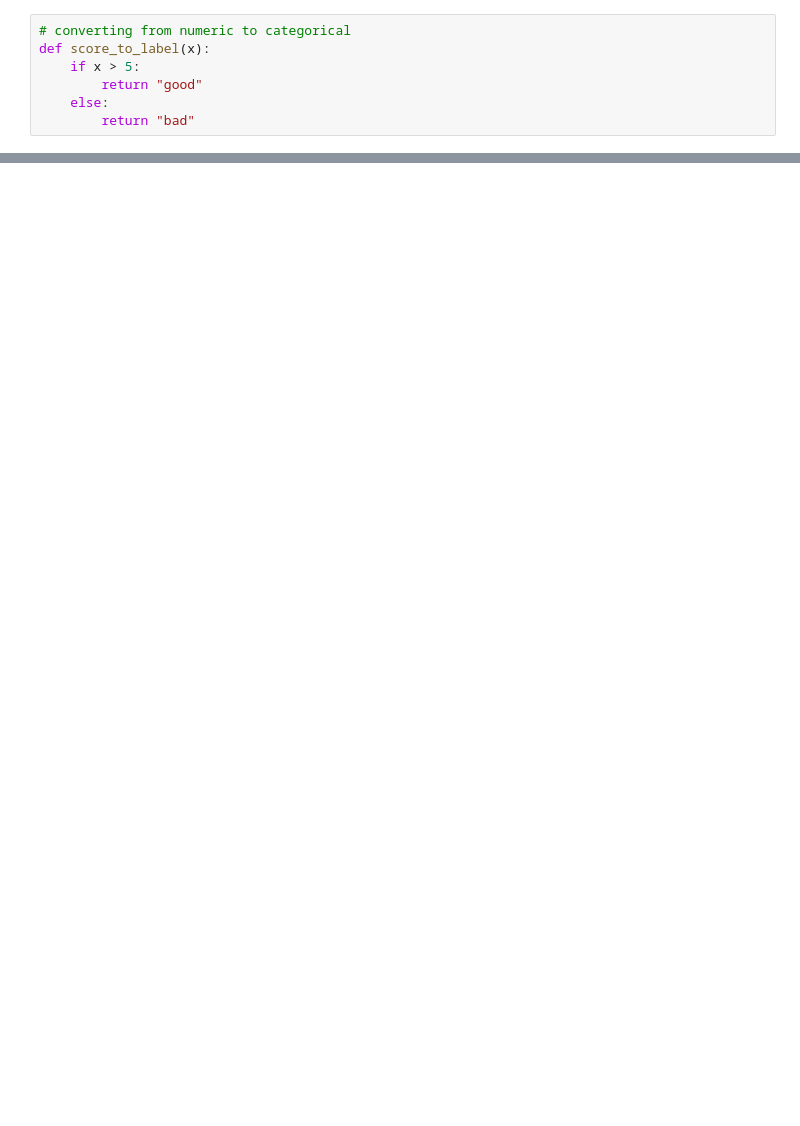
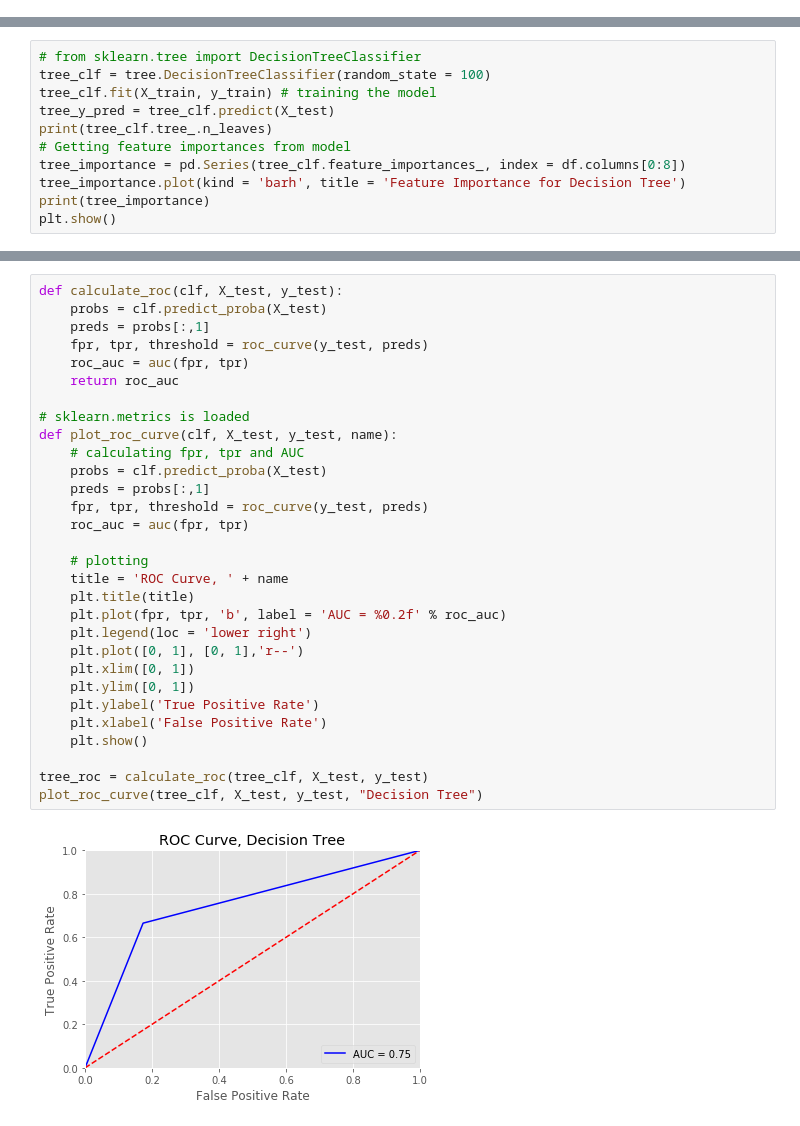
Before and after one commit to jstevenr/wine-classification-python, a Jupyter notebook: wine-quality.ipynb, the cells around one changed output, grey strips where cells are left out. Saved outputs shown, nothing was run; the diff lists cells and outputs as text; blank space fills up the shorter version.

```diff
--- a/wine-quality.ipynb
+++ b/wine-quality.ipynb
@@ -61,7 +0,0 @@ X_std = preprocessing.scale(X)
-# %%
-# converting from numeric to categorical
-def score_to_label(x):
-    if x > 5:
-        return "good"
-    else:
-        return "bad"
@@ -231,0 +147,11 @@ plt.show()
+# %%
+# from sklearn.tree import DecisionTreeClassifier
+tree_clf = tree.DecisionTreeClassifier(random_state = 100)
+tree_clf.fit(X_train, y_train) # training the model
+tree_y_pred = tree_clf.predict(X_test)
+print(tree_clf.tree_.n_leaves)
+# Getting feature importances from model
+tree_importance = pd.Series(tree_clf.feature_importances_, index = df.columns[0:8])
+tree_importance.plot(kind = 'barh', title = 'Feature Importance for Decision Tree')
+print(tree_importance)
+plt.show()
@@ -231,0 +185,32 @@ plt.show()
+# %%
+def calculate_roc(clf, X_test, y_test):
+    probs = clf.predict_proba(X_test)
+    preds = probs[:,1]
+    fpr, tpr, threshold = roc_curve(y_test, preds)
+    roc_auc = auc(fpr, tpr)
+    return roc_auc
+
+# sklearn.metrics is loaded
+def plot_roc_curve(clf, X_test, y_test, name):
+    # calculating fpr, tpr and AUC
+    probs = clf.predict_proba(X_test)
+    preds = probs[:,1]
+    fpr, tpr, threshold = roc_curve(y_test, preds)
+    roc_auc = auc(fpr, tpr)
+
+    # plotting
+    title = 'ROC Curve, ' + name
+    plt.title(title)
+    plt.plot(fpr, tpr, 'b', label = 'AUC = %0.2f' % roc_auc)
+    plt.legend(loc = 'lower right')
+    plt.plot([0, 1], [0, 1],'r--')
+    plt.xlim([0, 1])
+    plt.ylim([0, 1])
+    plt.ylabel('True Positive Rate')
+    plt.xlabel('False Positive Rate')
+    plt.show()
+
+tree_roc = calculate_roc(tree_clf, X_test, y_test)
+plot_roc_curve(tree_clf, X_test, y_test, "Decision Tree")
+# %% [output]
+[figure, added]
```
Also changed, not shown: parts of 61 cells of this notebook.
